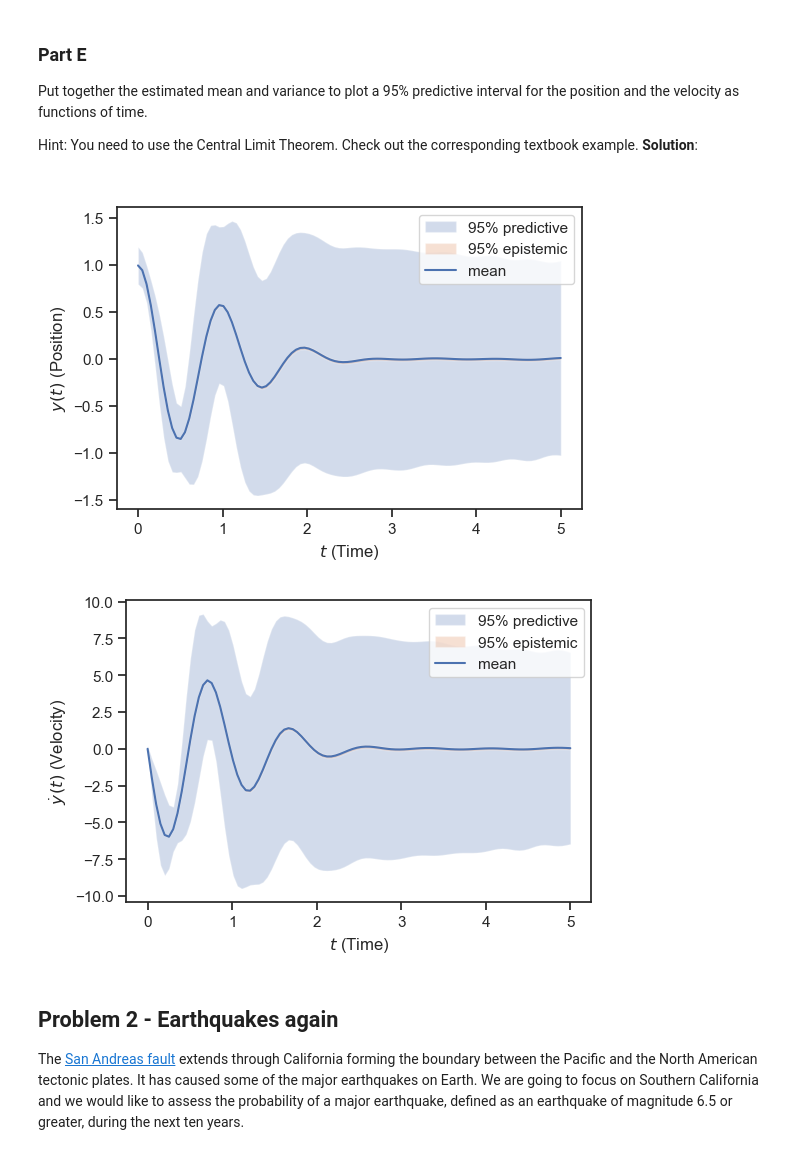
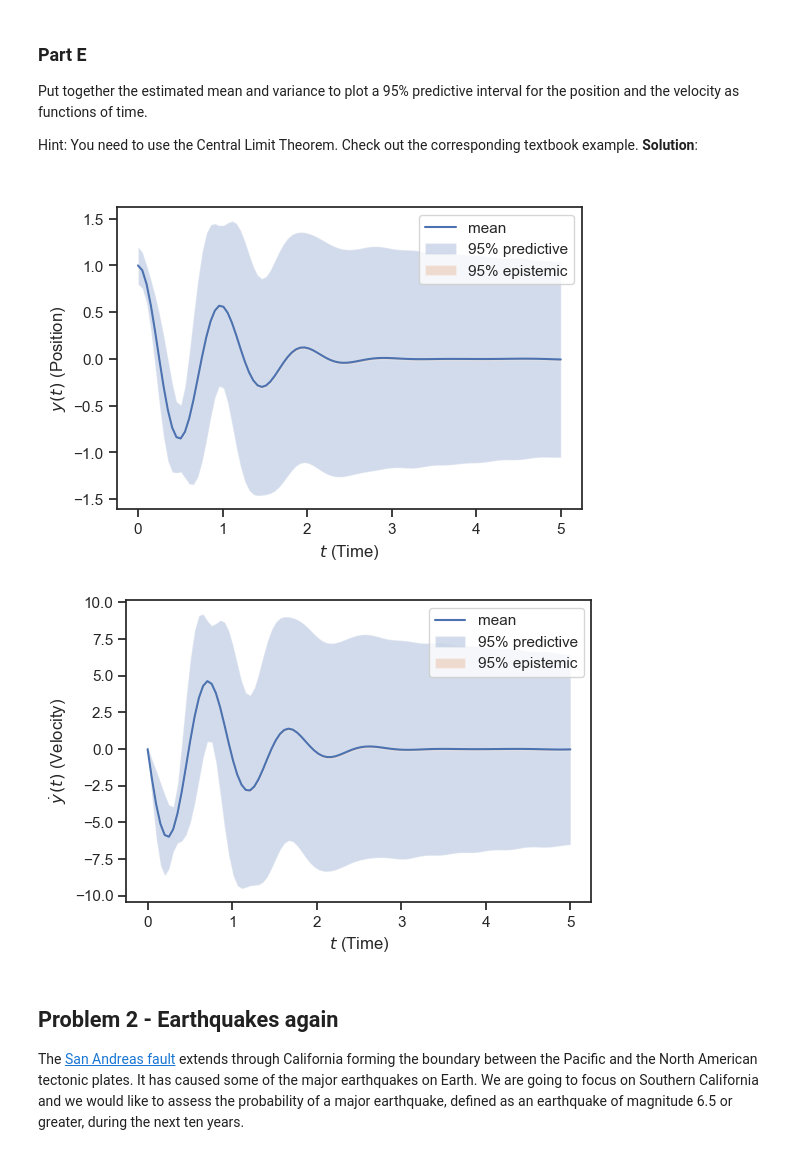
Before and after one commit to flavio-nardi/data-analytics-se, a Jupyter notebook: lecturebook/homework/homework-03.ipynb, the cells around one changed output. Cells and saved outputs as stored; diff of their text form; code cells hidden in the pictures.

```diff
--- a/lecturebook/homework/homework-03.ipynb
+++ b/lecturebook/homework/homework-03.ipynb
@@ -356,7 +356,7 @@ How many samples do you need to estimate the mean squared response at $t=5$s wit
 
 To answer the second part of the question, I use 5000 samples and plot the running mean and epistemic uncertainty of $y^2(t)$ versus the number of samples. From the plot, it seems like the epistemic uncertainty is close to be negligible.
 # %%
-N = 5000
+N = 10000
 samples = take_samples_from_solver(N)
 sample_square_5sec = samples[:, -1, 0] ** 2
 x_running, lower_running, upper_running = running_mean_95_bounds(sample_square_5sec)
@@ -429,6 +429,7 @@ aleatory_upper_bound = mean_position + 2.0 * np.sqrt(variance_position)
 epistemic_lower_bound = mean_position - 2.0 * np.sqrt(variance_position / N)
 epistemic_upper_bound = mean_position + 2.0 * np.sqrt(variance_position / N)
 fig1, ax1 = plt.subplots()
+ax1.plot(np.linspace(0, 5, 100), mean_position, label="mean")
 ax1.fill_between(
     np.linspace(0, 5, 100),
     aleatory_lower_bound,
@@ -444,38 +445,36 @@ ax1.fill_between(
     label="95% epistemic"
 )
 ax1.set_xlabel('$t$ (Time)')
 ax1.set_ylabel('$y(t)$ (Position)')
-ax1.plot(np.linspace(0, 5, 100), mean_position, label="mean")
 ax1.legend();
 
 aleatory_lower_bound = mean_velocity - 2.0 * np.sqrt(variance_velocity)
 aleatory_upper_bound = mean_velocity + 2.0 * np.sqrt(variance_velocity)
 epistemic_lower_bound = mean_velocity - 2.0 * np.sqrt(variance_velocity / N)
 epistemic_upper_bound = mean_velocity + 2.0 * np.sqrt(variance_velocity / N)
 
 fig2, ax2 = plt.subplots()
+ax2.plot(np.linspace(0, 5, 100), mean_velocity, label="mean")
 ax2.fill_between(
     np.linspace(0, 5, 100),
     aleatory_lower_bound,
     aleatory_upper_bound,
     alpha=0.25,
     label="95% predictive"
 )
 ax2.fill_between(
     np.linspace(0, 5, 100),
     epistemic_lower_bound,
     epistemic_upper_bound,
     alpha=0.25,
     label="95% epistemic"
 )
 ax2.set_xlabel('$t$ (Time)')
 ax2.set_ylabel('${\dot y}(t)$ (Velocity)')
-ax2.plot(np.linspace(0, 5, 100), mean_velocity, label="mean")
-velocity_p25_quantile
 ax2.legend();
 # %% [output]
-[figure, old version]
+[figure, new version]
-[figure, old version]
+[figure, new version]
 # %% [markdown]
 ## Problem 2 - Earthquakes again
 
```
Also changed, not shown: parts of 14 cells of this notebook.
